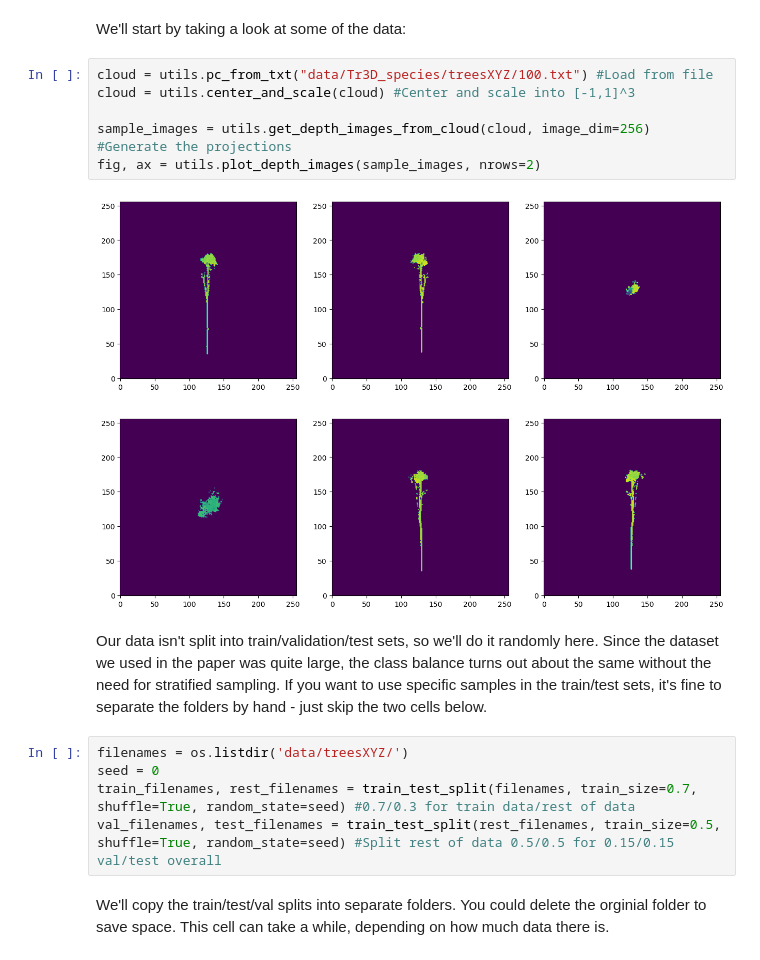
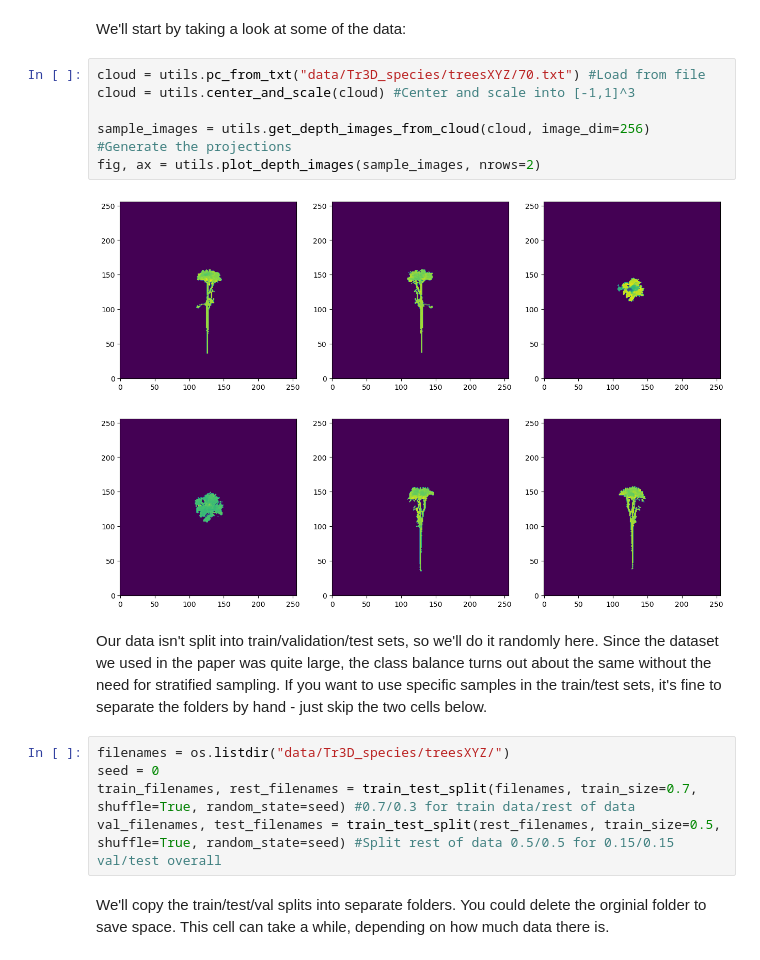
Before and after one commit to mataln/TLSpecies, a Jupyter notebook: demo.ipynb, the cells around one changed output. Saved outputs shown, nothing was run; the diff lists cells and outputs as text.

```diff
--- a/demo.ipynb
+++ b/demo.ipynb
@@ -69,17 +69,17 @@ from sklearn.metrics import confusion_matrix, accuracy_score
 # %% [markdown]
 We'll start by taking a look at some of the data:
 # %%
-cloud = utils.pc_from_txt("data/Tr3D_species/treesXYZ/100.txt") #Load from file
+cloud = utils.pc_from_txt("data/Tr3D_species/treesXYZ/70.txt") #Load from file
 cloud = utils.center_and_scale(cloud) #Center and scale into [-1,1]^3
 
 sample_images = utils.get_depth_images_from_cloud(cloud, image_dim=256) #Generate the projections
 fig, ax = utils.plot_depth_images(sample_images, nrows=2)
 # %% [output]
-[figure, old version]
+[figure, new version]
 # %% [markdown]
 Our data isn't split into train/validation/test sets, so we'll do it randomly here. Since the dataset we used in the paper was quite large, the class balance turns out about the same without the need for stratified sampling. If you want to use specific samples in the train/test sets, it's fine to separate the folders by hand - just skip the two cells below.
 # %%
-filenames = os.listdir('data/treesXYZ/')
+filenames = os.listdir("data/Tr3D_species/treesXYZ/")
 seed = 0
 train_filenames, rest_filenames = train_test_split(filenames, train_size=0.7, shuffle=True, random_state=seed) #0.7/0.3 for train data/rest of data
 val_filenames, test_filenames = train_test_split(rest_filenames, train_size=0.5, shuffle=True, random_state=seed) #Split rest of data 0.5/0.5 for 0.15/0.15 val/test overall
```
Also changed, not shown: parts of 20 cells of this notebook.
